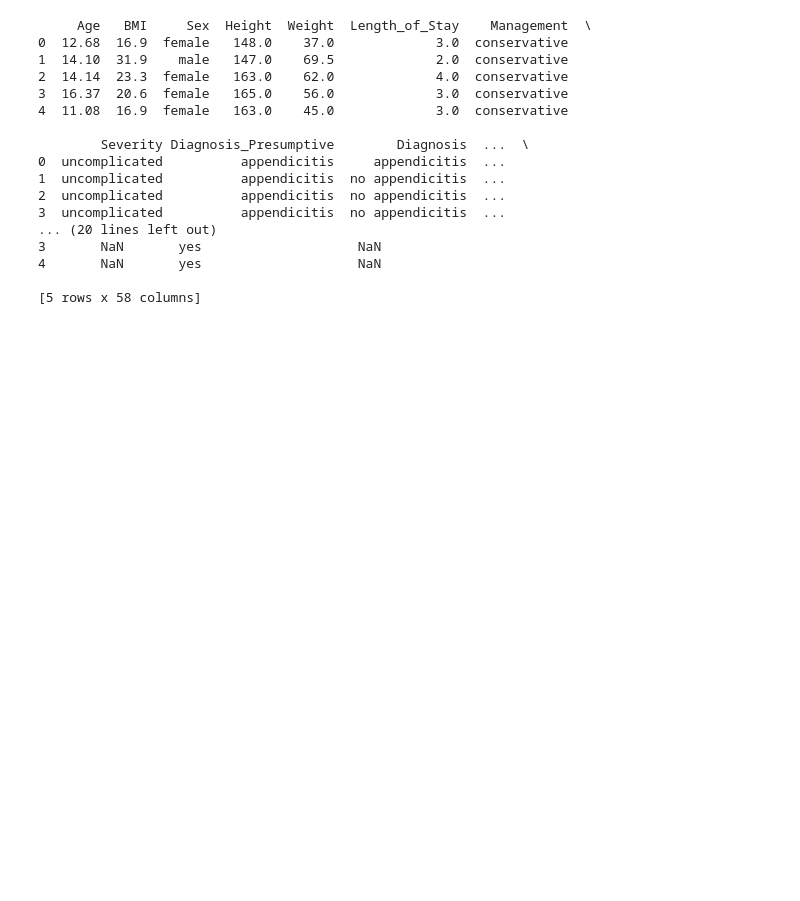
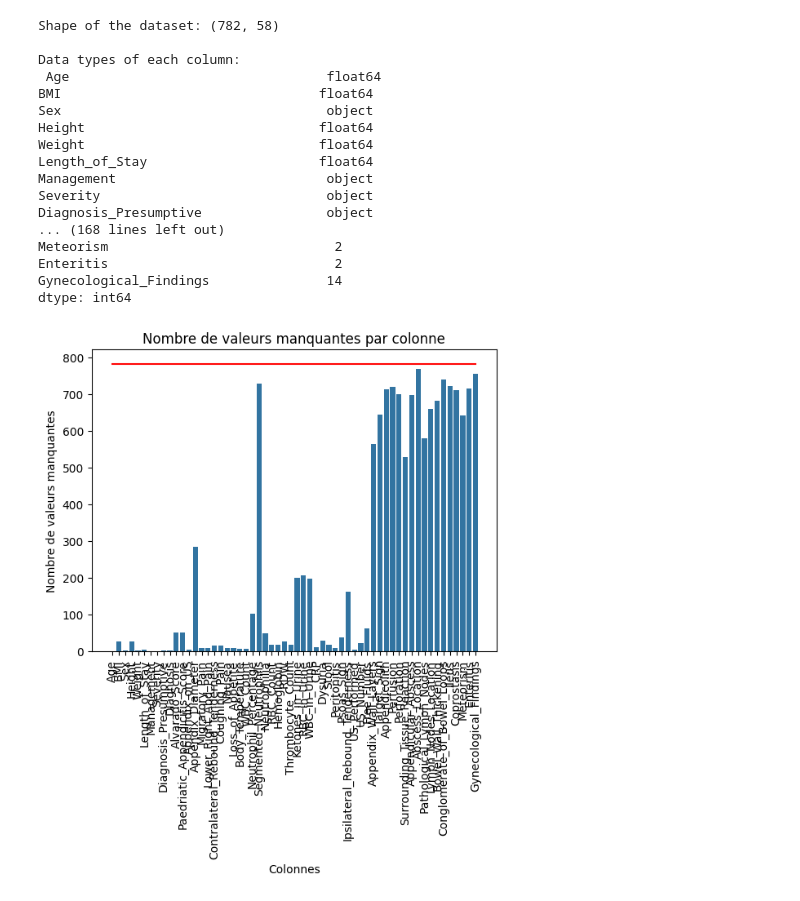
Before and after one commit to Tidianesarrndiaye/projet5-codingweek, a Jupyter notebook: notebooks/eda.ipynb, the cells around one changed output. Drawn from its saved outputs; the diff is of its cells as text; code cells hidden in the pictures; blank space fills up the shorter version.

```diff
--- a/notebooks/eda.ipynb
+++ b/notebooks/eda.ipynb
@@ -1,28 +17,49 @@
 # %%
-import pandas as pd
-import matplotlib.pyplot as plt
-import seaborn as sns
-
 # Load the dataset
 data = pd.read_excel('../data/raw/app_data.xlsx', sheet_name='All cases')
 
 # Display the first few rows of the dataset
-print(data.head())
+#print(data.head())
-# %% [output]
-     Age   BMI     Sex  Height  Weight  Length_of_Stay    Management  \
-0  12.68  16.9  female   148.0    37.0             3.0  conservative
-1  14.10  31.9    male   147.0    69.5             2.0  conservative
-2  14.14  23.3  female   163.0    62.0             4.0  conservative
-3  16.37  20.6  female   165.0    56.0             3.0  conservative
-4  11.08  16.9  female   163.0    45.0             3.0  conservative
-
-        Severity Diagnosis_Presumptive        Diagnosis  ...  \
-0  uncomplicated          appendicitis     appendicitis  ...
-1  uncomplicated          appendicitis  no appendicitis  ...
-2  uncomplicated          appendicitis  no appendicitis  ...
-3  uncomplicated          appendicitis  no appendicitis  ...
-... (20 lines left out)
-3       NaN       yes                    NaN
-4       NaN       yes                    NaN
-
-[5 rows x 58 columns]
+# %%
+#Shape of the dataset
+print("Shape of the dataset:", data.shape)
+# Data types of each column
+print("\nData types of each column:\n", data.dtypes)
+# Check for missing values
+print("\nCount des valeurs manquantes par colonne :")
+print(data.isnull().sum())
+print("\nnombre de valeurs uniques par colonne :")
+print(data.nunique())
+"""# Summary statistics
+print("\nStatistiques résumées :")
+print(data.describe())
+# Distribution of app ratings
+print("\nCorrélation entre les variables numériques :")
+print(data.corr(numeric_only=True))
+"""
+sns.barplot(x=data.isnull().sum().index, y=data.isnull().sum().values)
+sns.lineplot(x=data.isnull().sum().index, y=data.shape[0], color='red')
+plt.xticks(rotation=90)
+plt.title("Nombre de valeurs manquantes par colonne")
+plt.xlabel("Colonnes")
+plt.ylabel("Nombre de valeurs manquantes")
+plt.show()
+# %% [output]
+Shape of the dataset: (782, 58)
+
+Data types of each column:
+ Age                                 float64
+BMI                                 float64
+Sex                                  object
+Height                              float64
+Weight                              float64
+Length_of_Stay                      float64
+Management                           object
+Severity                             object
+Diagnosis_Presumptive                object
+... (168 lines left out)
+Meteorism                             2
+Enteritis                             2
+Gynecological_Findings               14
+dtype: int64
+[figure, added]
```
Also changed, not shown: parts of 4 cells of this notebook, 2 other files.
